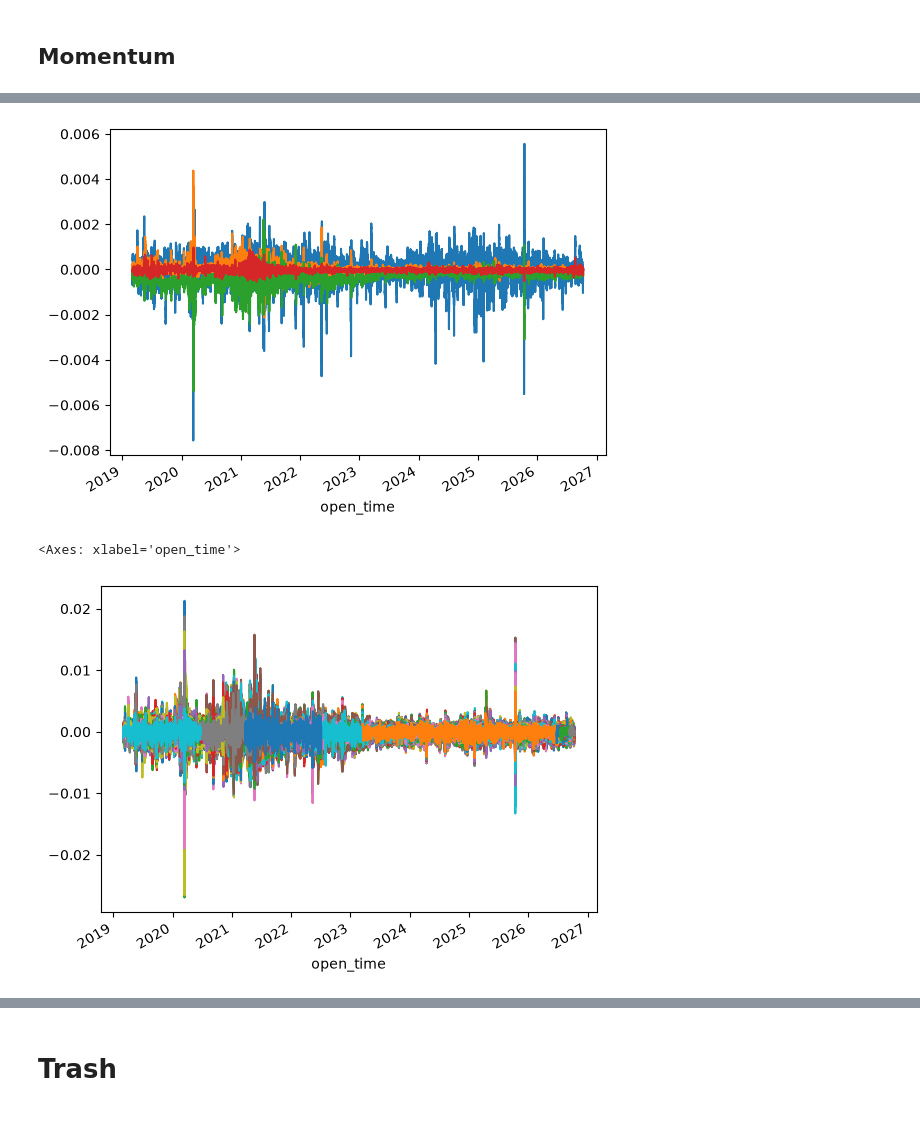
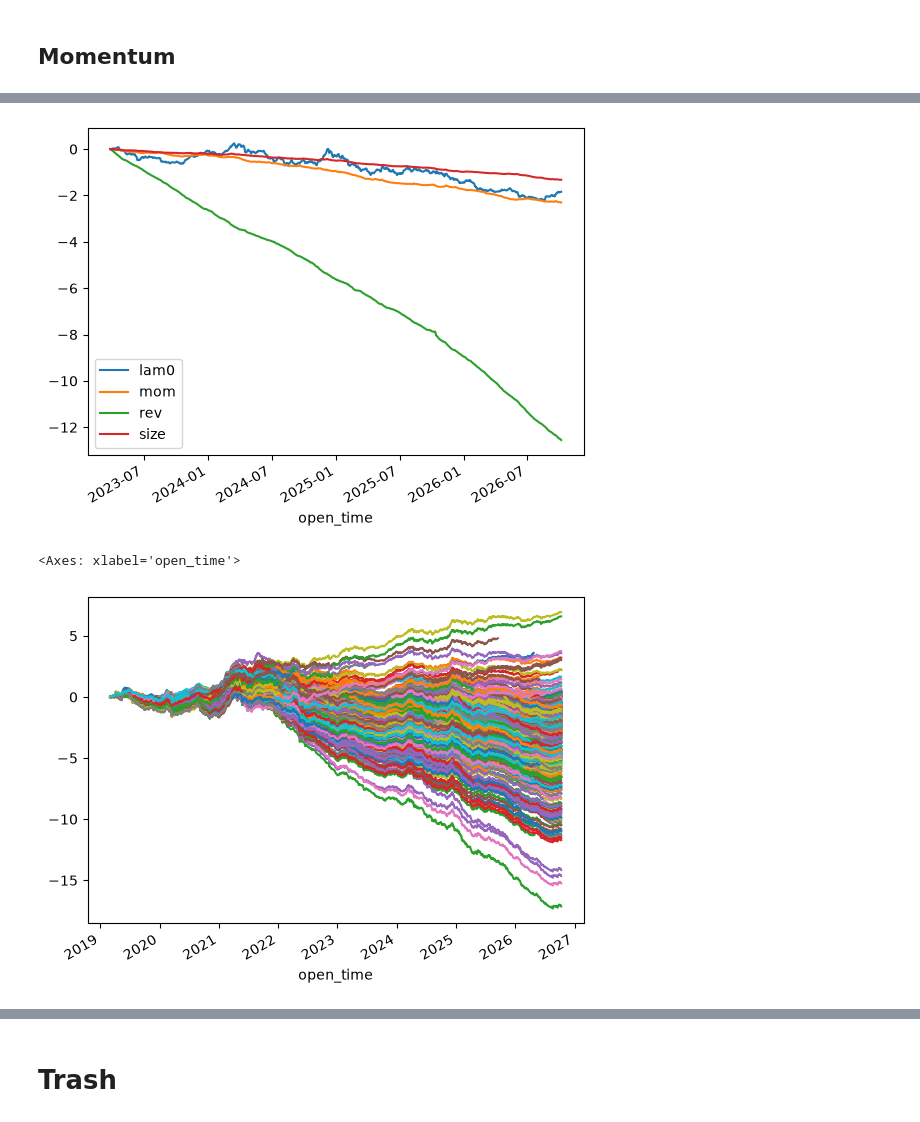
Before and after one commit to Parracho/Project-Finance, a Jupyter notebook: alpha_beta.ipynb, the cells around one changed output, grey strips where cells are left out. Saved outputs shown, nothing was run; the diff lists cells and outputs as text; code cells hidden in the pictures.

```diff
--- a/alpha_beta.ipynb
+++ b/alpha_beta.ipynb
@@ -114,3 +131,5 @@ Using existing data: datasets\crypto_1000_30m_2017-01-01_2026-10-10_vol.pk
 Using existing data: datasets\crypto_1000_30m_2017-01-01_2026-10-10_px.pk
 # %%
 ret = px.pct_change(fill_method=None)
+# %%
+ret=ret_treatment(ret)
@@ -130,13 +179,5 @@ gamma_mean.plot(kind='bar')
-# %%
-p=(gamma_mean>0).replace({True: 1, False: -1})
-m=-99999
-for n in range(2,48):
-    p_sum = p.rolling(min_periods=2,window=n).sum()
-    m = p_sum.max()
-    (p_sum == m).index
-    n = p_sum.min()
 # %%
-p=(gamma_mean[:46]>0).replace({True: 1, False: -1})
+p=(gamma_mean[1:46]>0).replace({True: 1, False: -1})
 up=-9999
 down=9999
 for n in range(2,len(gamma_mean)):
@@ -154,8 +197,8 @@ def cumret(px, a, b):
     """Compounded return over lags a..b (inclusive), known at t-1 if a >= 1."""
     return px.shift(a) / px.shift(b + 1) - 1
 # %%
-rev  = cumret(px, *neg)      # = px.shift(1)  / px.shift(16) - 1
-mom  = cumret(px, *pos)      # = px.shift(18) / px.shift(47) - 1
+rev  = cumret(px, 1,15)      # = px.shift(1)  / px.shift(16) - 1
+mom  = cumret(px, 16,46)      # = px.shift(18) / px.shift(47) - 1
 size = np.log(vol.rolling(4).mean()).shift(1)
 # %%
 mom, rev, size = [s.reindex(index=ret.index, columns=ret.columns) for s in (mom, rev, size)]
@@ -290,15 +333,13 @@ factors = pd.DataFrame({
 # %%
 #factors.to_pickle("./datasets/factors.pk")
 
-lam_hat = coefs.rolling(window=100).mean().shift(1)
-for s in ["lam0","mom","rev","size"]:
-    lam_hat[s].plot()
+lam_hat = coefs.rolling(window=100).mean().shift(1).cumsum().plot()
 # %% [output]
-[figure, old version]
+[figure, new version]
 # %%
 prev = {i:M[i].mul(lam_hat["mom"],axis=0)+R[i].mul(lam_hat["rev"],axis=0)+S[i].mul(lam_hat["size"],axis=0)+lam_hat["lam0"] for i in ret.columns}
 prev = pd.DataFrame(prev,index=ret.index,columns=ret.columns)
-prev.dropna(axis=0, how="all").plot(legend=False)
+prev.cumsum().dropna(axis=0, how="all").plot(legend=False)
 # %% [output]
 <Axes: xlabel='open_time'>
-[figure, old version]
+[figure, new version]
```
Also changed, not shown: parts of 43 cells of this notebook.
